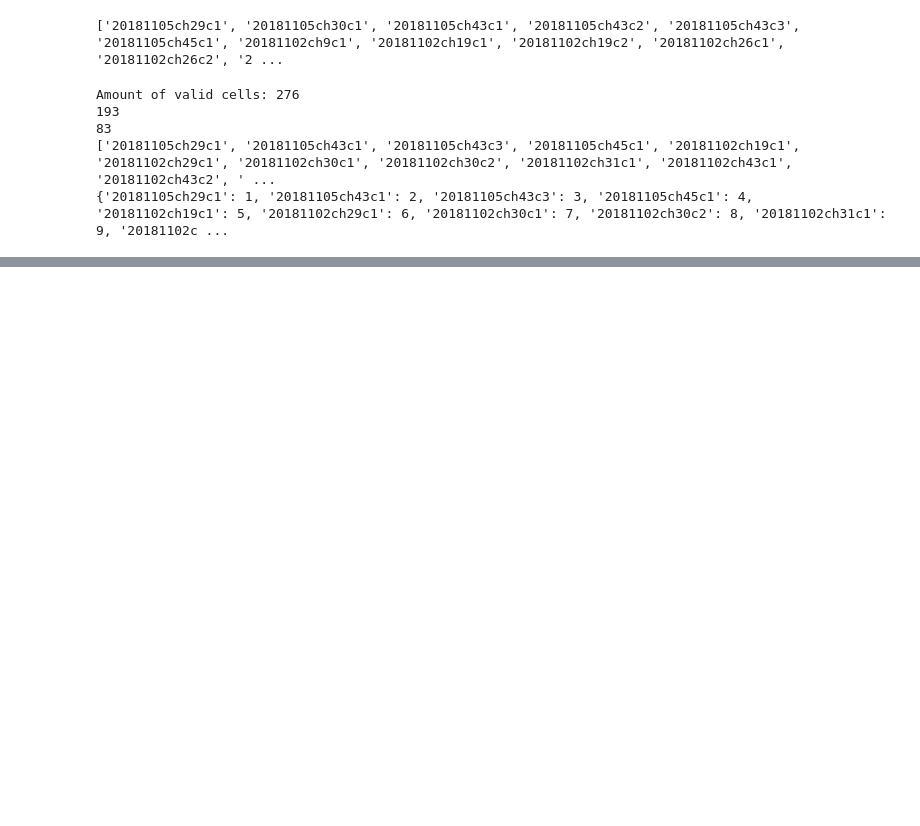
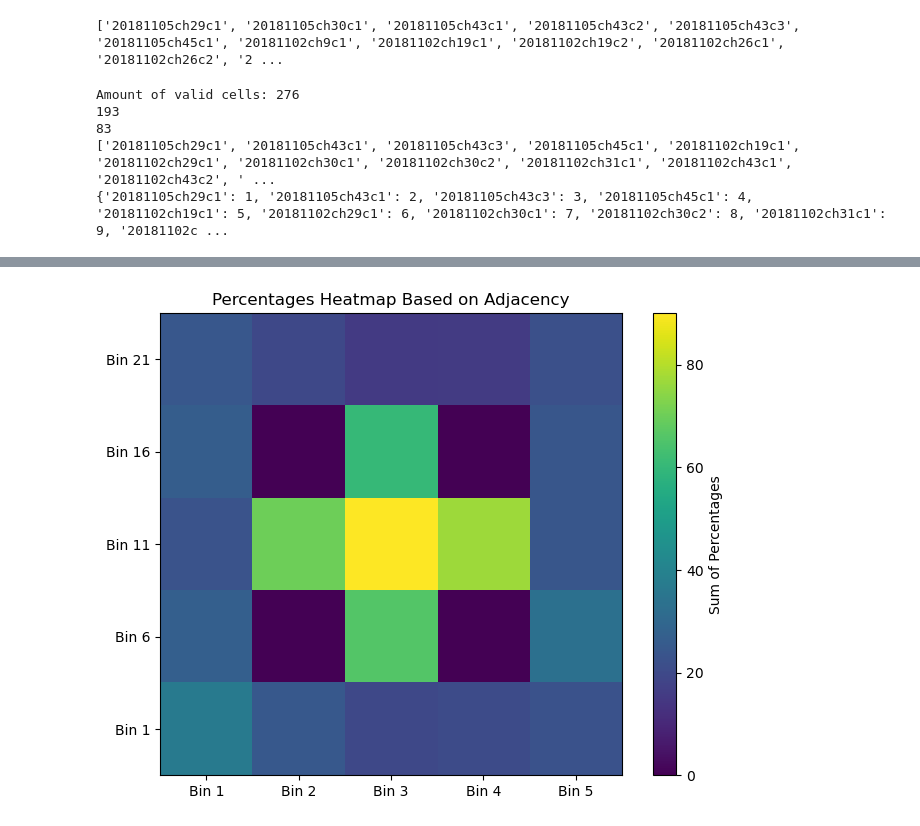
Before and after one commit to shellmatthewk/N1ShihChengLabWork, a Jupyter notebook: Week6/population_prob_distribution.ipynb, the cells around one changed output, grey strips where cells are left out. Cells and saved outputs as stored; diff of their text form; code cells hidden in the pictures; blank space fills up the shorter version.

```diff
--- a/Week6/population_prob_distribution.ipynb
+++ b/Week6/population_prob_distribution.ipynb
@@ -230,0 +458,62 @@ print(len(valid_cells_distribution))
+# %%
+def to_coords(index):
+    return index // 5, index % 5
+
+def to_index(row, col):
+    return row * 5 + col
+
+def get_neighbors(bin_num):
+    if bin_num not in bin_to_index:
+        return []
+
+    row, col = to_coords(bin_to_index[bin_num])
+    neighbors = []
+
+    for dr in [-1, 0, 1]:
+        for dc in [-1, 0, 1]:
+            if dr == 0 and dc == 0:
+                continue
+            new_row, new_col = row + dr, col + dc
+            if 0 <= new_row < 5 and 0 <= new_col < 5:
+                neighbor_index = to_index(new_row, new_col)
+                if neighbor_index in bin_to_index.values():
+                    neighbors.append(bins[neighbor_index])
+
+    return neighbors
+
+bin_sums = {bin_num: 0 for bin_num in bins}
+
+for bin_num, percentages in averages.items():
+    if bin_num in bin_to_index:
+        neighbors = get_neighbors(bin_num)
+
+        total_percentage = 0
+        for neighbor in neighbors:
+            if neighbor in percentages:
+                total_percentage += percentages[neighbor]
+        if bin_num in percentages:
+            total_percentage += percentages[bin_num]
+        bin_sums[bin_num] = total_percentage
+
+for bin_num, total_percentage in bin_sums.items():
+    if bin_num in bin_to_index:
+        row_idx = bin_to_index[bin_num] // 5
+        col_idx = bin_to_index[bin_num] % 5
+        if bin_num in [7, 9, 17, 19]:
+            matrix[row_idx, col_idx] = 0
+        else:
+            matrix[row_idx, col_idx] = total_percentage
+
+plt.figure(figsize=(8, 6))
+plt.imshow(matrix, cmap='viridis', interpolation='nearest')
+plt.colorbar(label='Sum of Percentages')
+plt.xticks(ticks=np.arange(5), labels=[f'Bin {i}' for i in range(1, 6)])
+plt.yticks(ticks=np.arange(5), labels=[f'Bin {i}' for i in range(21, 0, -5)])
+plt.title('Percentages Heatmap Based on Adjacency')
+if to_save:
+    if not os.path.exists(figsave_dir):
+        os.makedirs(figsave_dir)
+    plt.savefig(f'{figsave_dir}/prob_distribution_adjacency.png', bbox_inches='tight')
+plt.show()
+# %% [output]
+[figure, added]
```
Also changed, not shown: parts of 20 cells of this notebook, 6 other files.
